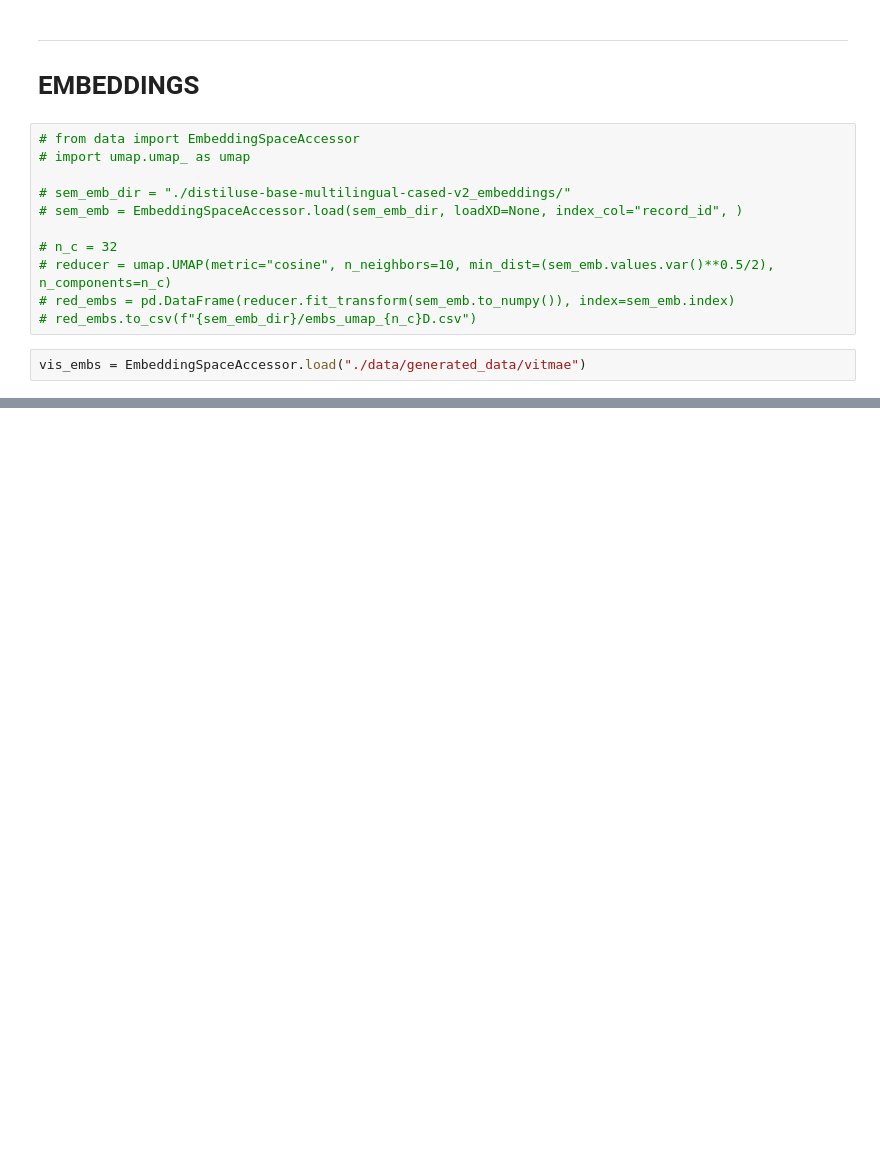
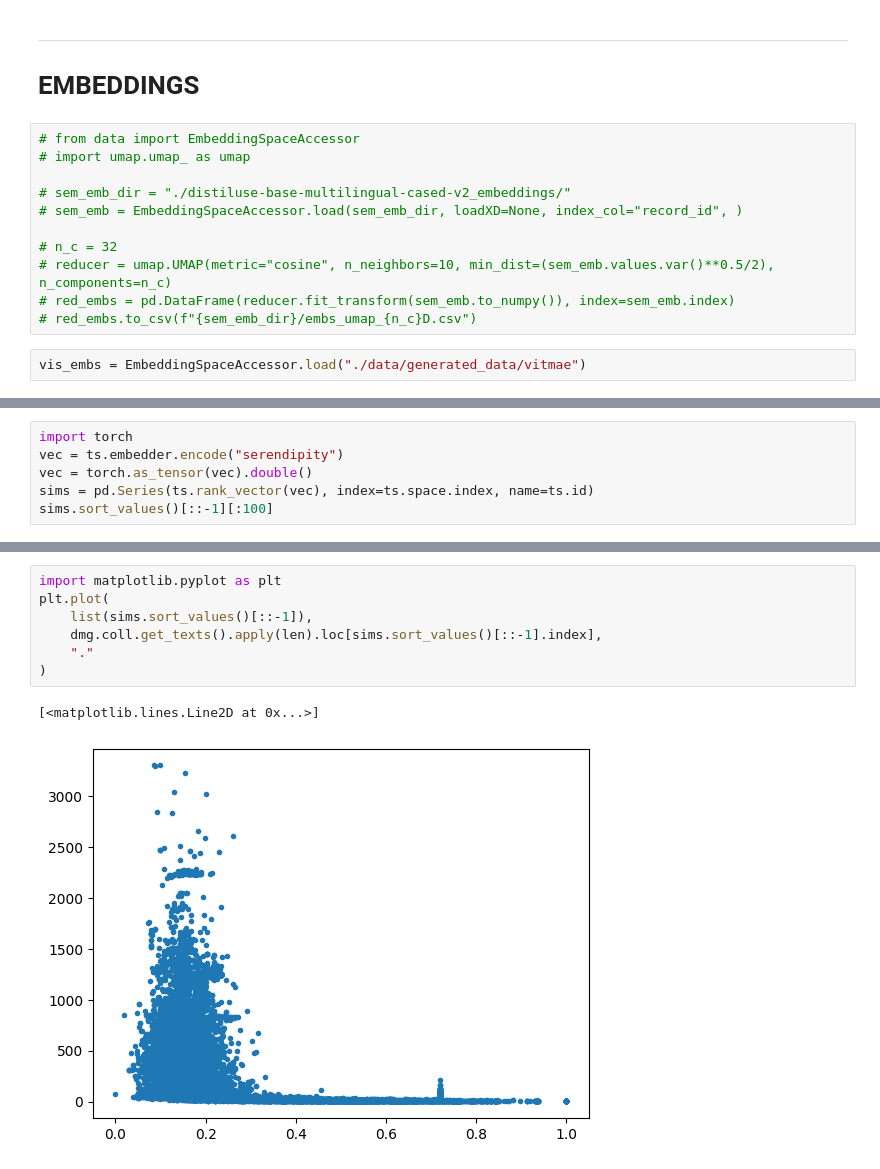
Before and after one commit to serendipity-searcher/web_backend, a Jupyter notebook: dev_search.ipynb, the cells around one changed output, grey strips where cells are left out. Cells and saved outputs as stored; diff of their text form; blank space fills up the shorter version.

```diff
--- a/dev_search.ipynb
+++ b/dev_search.ipynb
@@ -171,0 +196,6 @@ vs = EmbeddingSearcher(vis_embs, name="VisualSearcher")
+# %%
+import torch
+vec = ts.embedder.encode("serendipity")
+vec = torch.as_tensor(vec).double()
+sims = pd.Series(ts.rank_vector(vec), index=ts.space.index, name=ts.id)
+sims.sort_values()[::-1][:100]
@@ -171,0 +232,10 @@ vs = EmbeddingSearcher(vis_embs, name="VisualSearcher")
+# %%
+import matplotlib.pyplot as plt
+plt.plot(
+    list(sims.sort_values()[::-1]),
+    dmg.coll.get_texts().apply(len).loc[sims.sort_values()[::-1].index],
+    "."
+)
+# %% [output]
+[<matplotlib.lines.Line2D at 0x...>]
+[figure, added]
```
Also changed, not shown: parts of 17 cells of this notebook, 6 other files.
